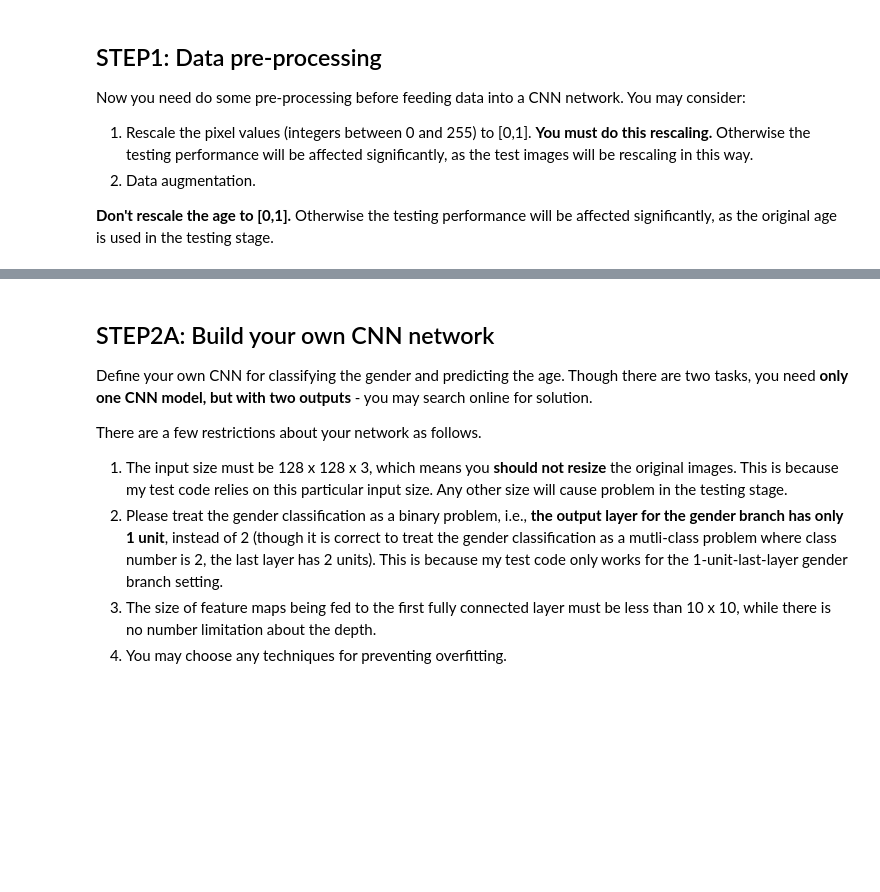
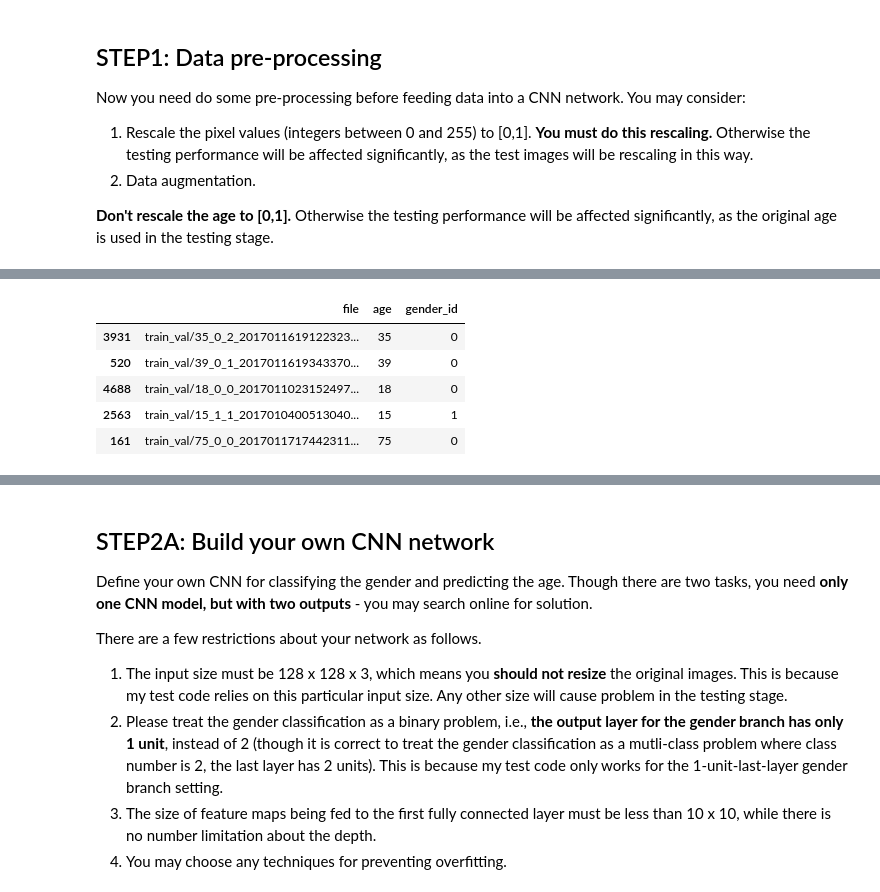
Before and after one commit to arnau01/CM50268-CW1, a Jupyter notebook: age_gender_submit.ipynb, the cells around one changed output, grey strips where cells are left out. Cells and saved outputs as stored; diff of their text form; code cells hidden in the pictures; blank space fills up the shorter version.

```diff
--- a/age_gender_submit.ipynb
+++ b/age_gender_submit.ipynb
@@ -285,0 +202,14 @@ Pixel range in batch: (0.0, 1.0)
+# %%
+# Create DataFrames for training, validation, and test sets
+df_train = pd.DataFrame({'file': X_train, 'age': y_train_age, 'gender_id': y_train_gender})
+df_val = pd.DataFrame({'file': X_val, 'age': y_val_age, 'gender_id': y_val_gender})
+df_test = pd.DataFrame({'file': X_test, 'age': y_test_age, 'gender_id': y_test_gender})
+# %%
+df_train.head()
+# %% [output]
+|  | file | age | gender_id |
+| 3931 | train_val/35_0_2_2017011619122323... | 35 | 0 |
+| 520 | train_val/39_0_1_2017011619343370... | 39 | 0 |
+| 4688 | train_val/18_0_0_2017011023152497... | 18 | 0 |
+| 2563 | train_val/15_1_1_2017010400513040... | 15 | 1 |
+| 161 | train_val/75_0_0_2017011717442311... | 75 | 0 |
```
Also changed, not shown: parts of 15 cells of this notebook, 4 other files.
